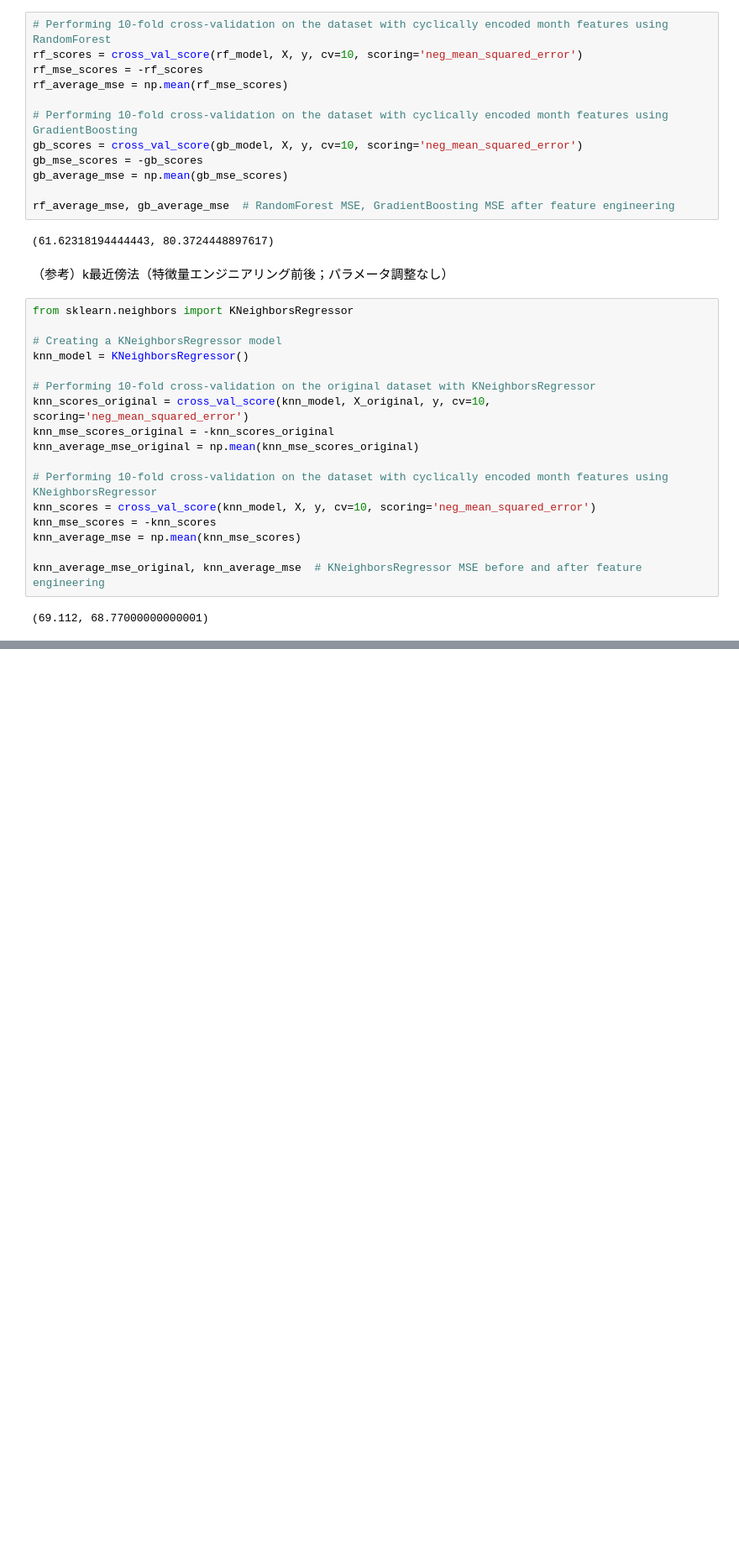
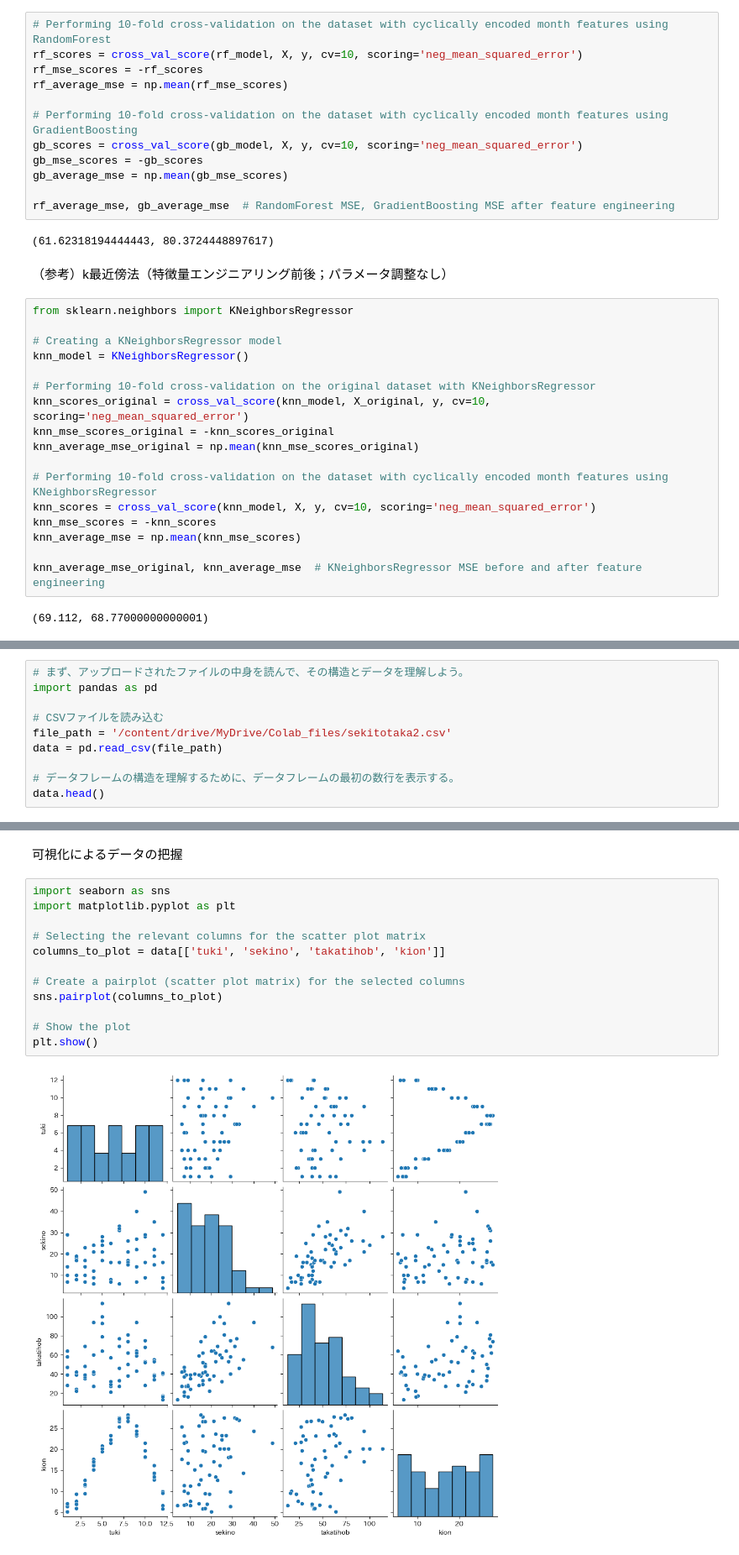
Before and after one commit to okana2ki/hotel-analysis, a Jupyter notebook: search_trend2.ipynb, the cells around one changed output, grey strips where cells are left out. Shown: that part at 84% size. Drawn from its saved outputs; the diff is of its cells as text; blank space fills up the shorter version.

Commit message:
Colaboratory を使用して作成しました

```diff
--- a/search_trend2.ipynb
+++ b/search_trend2.ipynb
@@ -307,0 +312,10 @@ knn_average_mse_original, knn_average_mse  # KNeighborsRegressor MSE before and
+# %%
+# まず、アップロードされたファイルの中身を読んで、その構造とデータを理解しよう。
+import pandas as pd
+
+# CSVファイルを読み込む
+file_path = '/content/drive/MyDrive/Colab_files/sekitotaka2.csv'
+data = pd.read_csv(file_path)
+
+# データフレームの構造を理解するために、データフレームの最初の数行を表示する。
+data.head()
@@ -307,0 +329,16 @@ knn_average_mse_original, knn_average_mse  # KNeighborsRegressor MSE before and
+# %% [markdown]
+可視化によるデータの把握
+# %%
+import seaborn as sns
+import matplotlib.pyplot as plt
+
+# Selecting the relevant columns for the scatter plot matrix
+columns_to_plot = data[['tuki', 'sekino', 'takatihob', 'kion']]
+
+# Create a pairplot (scatter plot matrix) for the selected columns
+sns.pairplot(columns_to_plot)
+
+# Show the plot
+plt.show()
+# %% [output]
+[figure, added]
```
Also changed, not shown: parts of 3 cells of this notebook.
